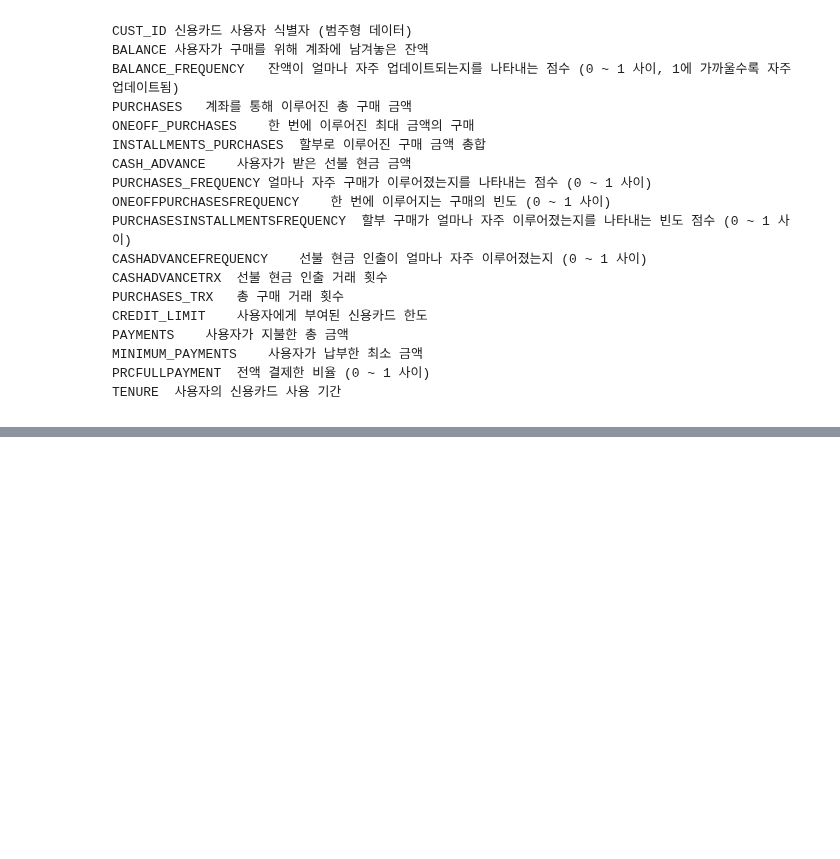
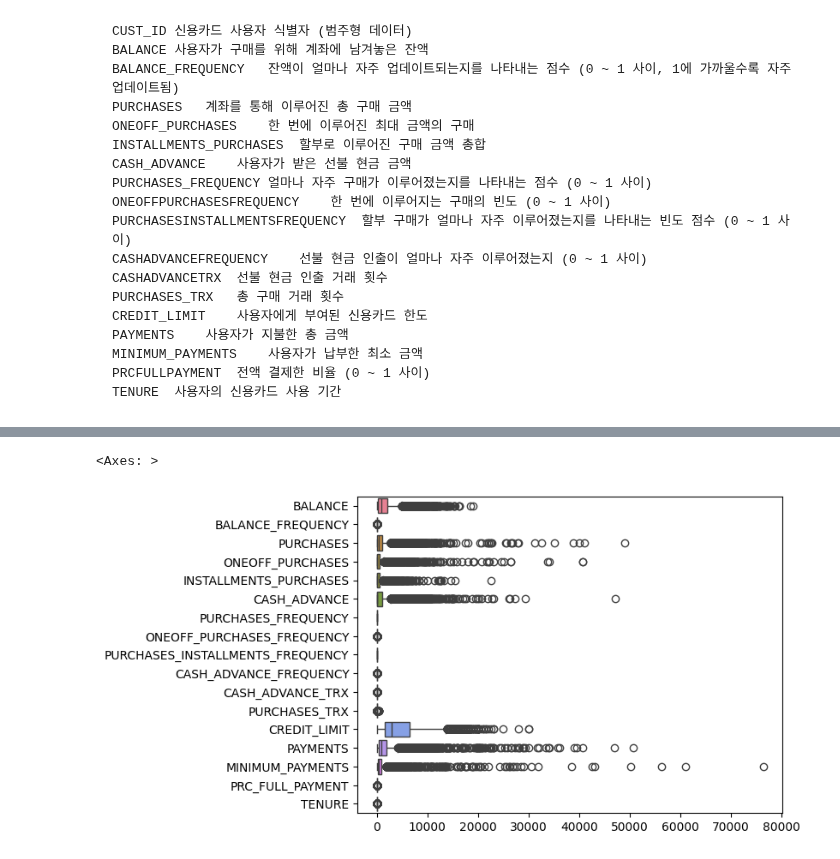
Before and after one commit to pia222sk20/python, a Jupyter notebook: pandas-data-analysis/part7/7.7_review3.kmeans.ipynb, the cells around one changed output, grey strips where cells are left out. Saved outputs shown, nothing was run; the diff lists cells and outputs as text; code cells hidden in the pictures; blank space fills up the shorter version.

```diff
--- a/pandas-data-analysis/part7/7.7_review3.kmeans.ipynb
+++ b/pandas-data-analysis/part7/7.7_review3.kmeans.ipynb
@@ -30,0 +83,7 @@ TENURE	사용자의 신용카드 사용 기간
+# %%
+# 이상치여부 확인하기 - boxplot
+import seaborn as sns
+sns.boxplot(data=credit_df,orient='h')
+# %% [output]
+<Axes: >
+[figure, added]
```
Also changed, not shown: parts of 7 cells of this notebook.
